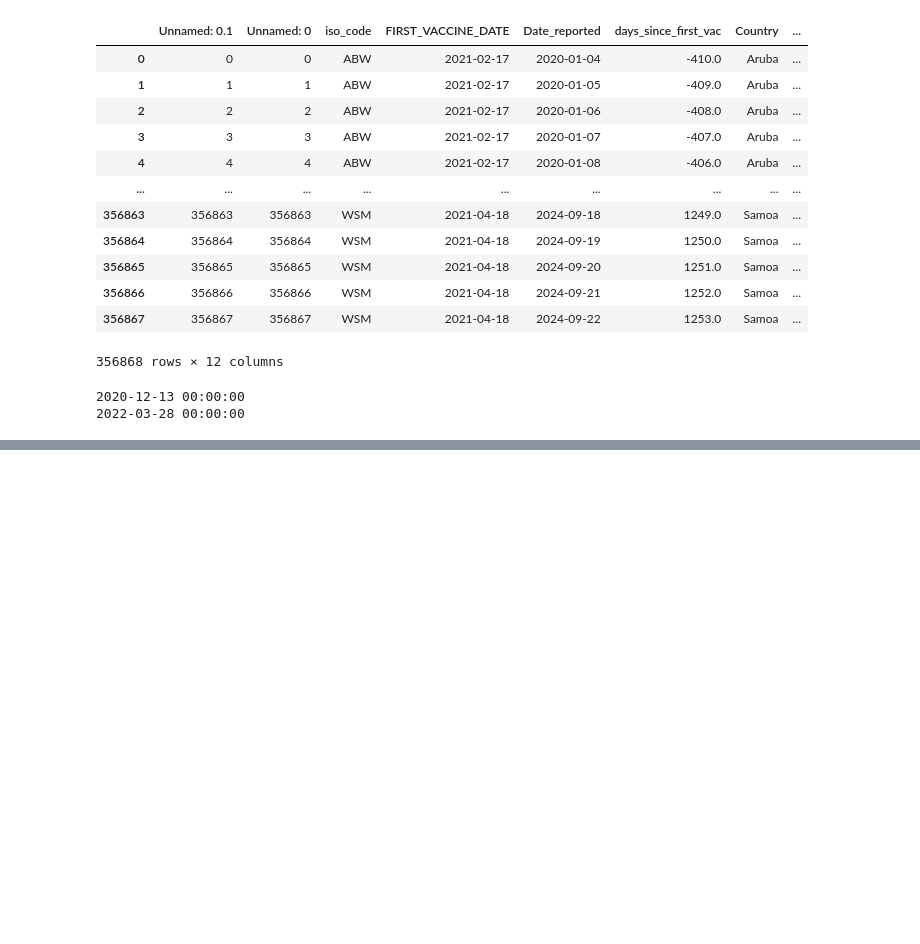
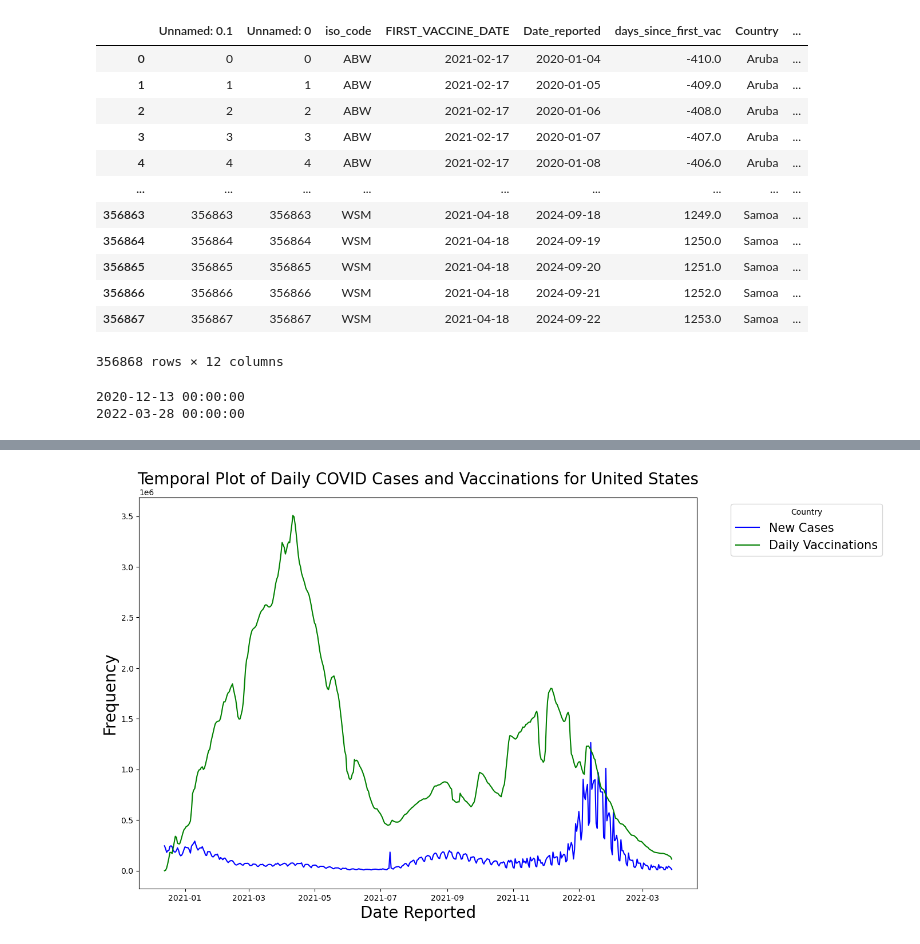
Before and after one commit to jabe1234/Data-Mining-Project, a Jupyter notebook: Python/correlation_visualization.ipynb, the cells around one changed output, grey strips where cells are left out. Cells and saved outputs as stored; diff of their text form; code cells hidden in the pictures; blank space fills up the shorter version.

```diff
--- a/Python/correlation_visualization.ipynb
+++ b/Python/correlation_visualization.ipynb
@@ -124,0 +132,5 @@ displayCountryData("United Kingdom", UK_data[0], UK_data[1])
+# %%
+US_data = generateCountryData("United States of America", "United States")
+displayCountryData("United States", US_data[0], US_data[1])
+# %% [output]
+[figure, added]
```
Also changed, not shown: parts of 16 cells of this notebook, 28 other files.
